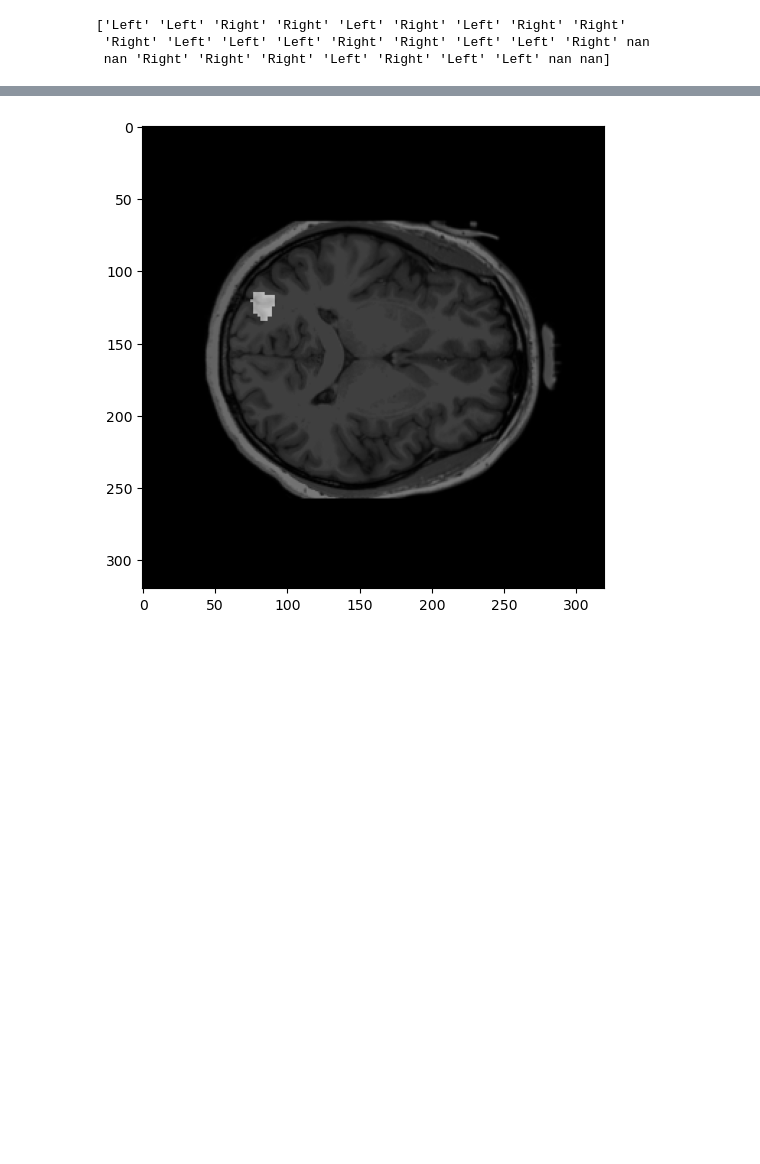
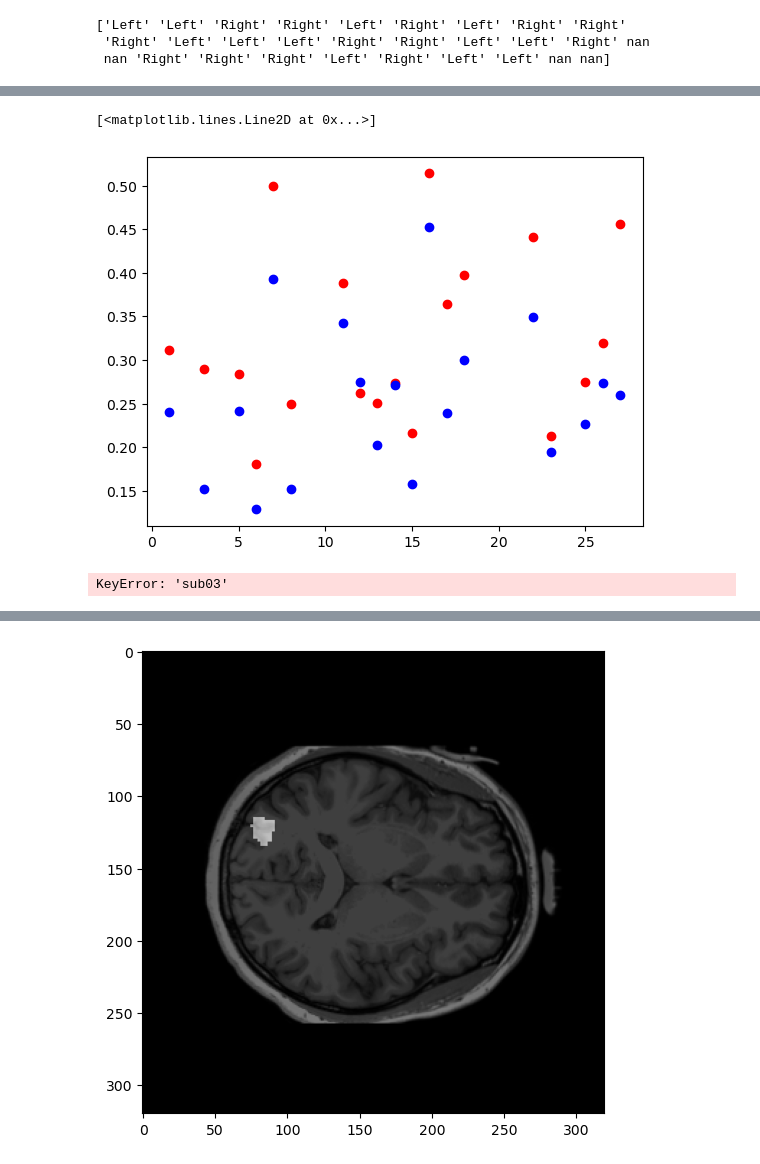
Before and after one commit to mindemory/mgs_stimul, a Jupyter notebook: tms_efield/simnibs_summary.ipynb, the cells around one changed output, grey strips where cells are left out. Saved outputs shown, nothing was run; the diff lists cells and outputs as text; code cells hidden in the pictures; blank space fills up the shorter version.

```diff
--- a/tms_efield/simnibs_summary.ipynb
+++ b/tms_efield/simnibs_summary.ipynb
@@ -139,0 +176,21 @@ np.mean(meanarray['T1'])
+# %%
+plt.figure()
+plt.plot(subs, meanarray['lhV1'], 'ro')
+plt.plot(subs, meanarray['rhV1'], 'bo')
+# %% [output]
+[<matplotlib.lines.Line2D at 0x...>]
+[figure, added]
+# %%
+sizearray = {f'T1': [], f'lhV1': [], f'rhV1': [], f'lhV2d': [], f'rhV2d': [],
+               f'lhV3d': [], f'rhV3d': [], f'lhV3AB': [], f'rhV3AB': []}
+Efieldarray = {f'T1': [], f'lhV1': [], f'rhV1': [], f'lhV2d': [], f'rhV2d': [],
+               f'lhV3d': [], f'rhV3d': [], f'lhV3AB': [], f'rhV3AB': []}
+roi_list = ['T1', 'lhV1', 'rhV1', 'lhV2d', 'rhV2d', 'lhV3d', 'rhV3d', 'lhV3AB', 'rhV3AB']
+for idx in [0, 1, 2, 3, 4, 5, 6, 7, 8, 9, 10, 11, 12, 13, 14, 15, 16, 17, 18]:
+    sub = subs[idx]
+    sub_id = f"sub{sub:02d}"
+    for roi_name in roi_list:
+        sizearray[roi_name].append(np.sum(data[sub_id][roi_name]))
+        Efieldarray[roi_name].append(meanarray[roi_name][idx])
+# %% [output]
+KeyError: 'sub03'
```
Also changed, not shown: parts of 13 cells of this notebook, 9 other files.
